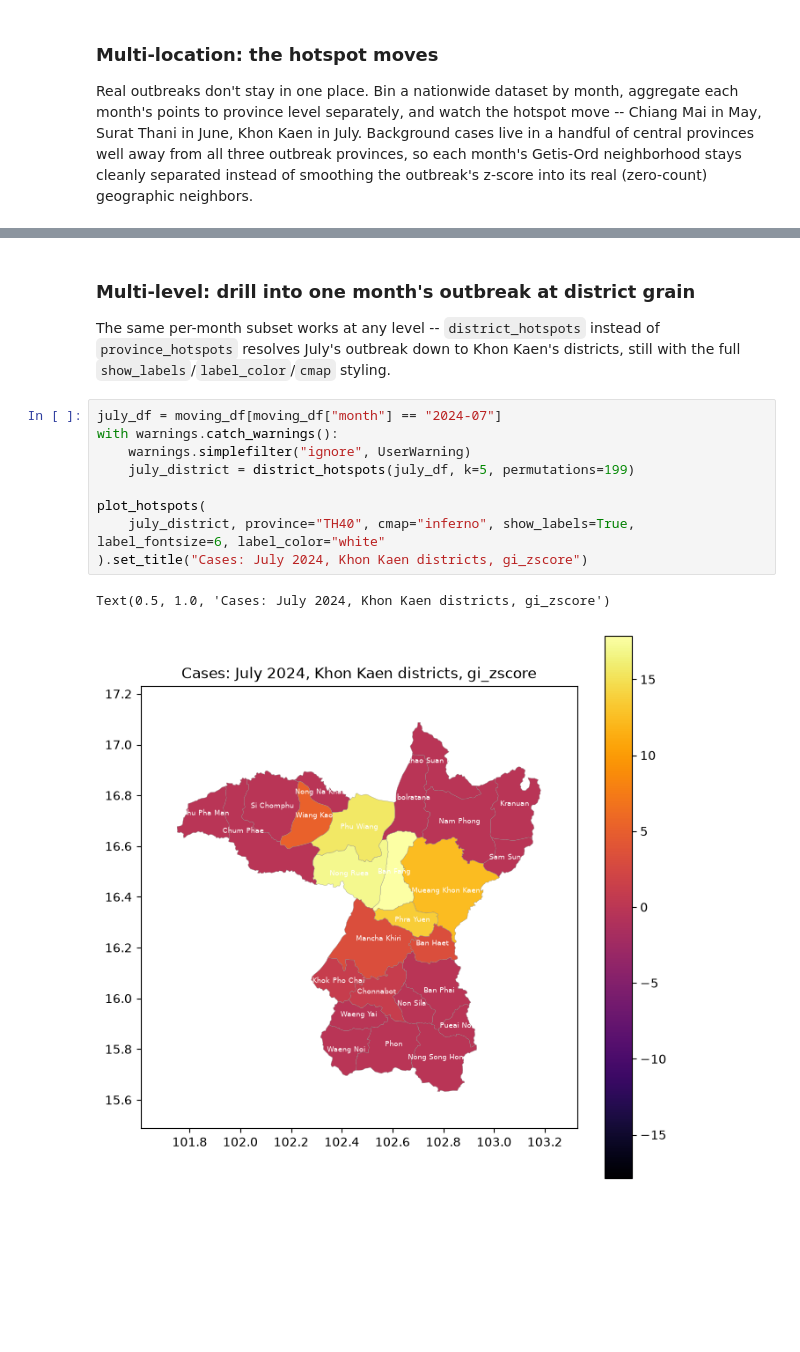
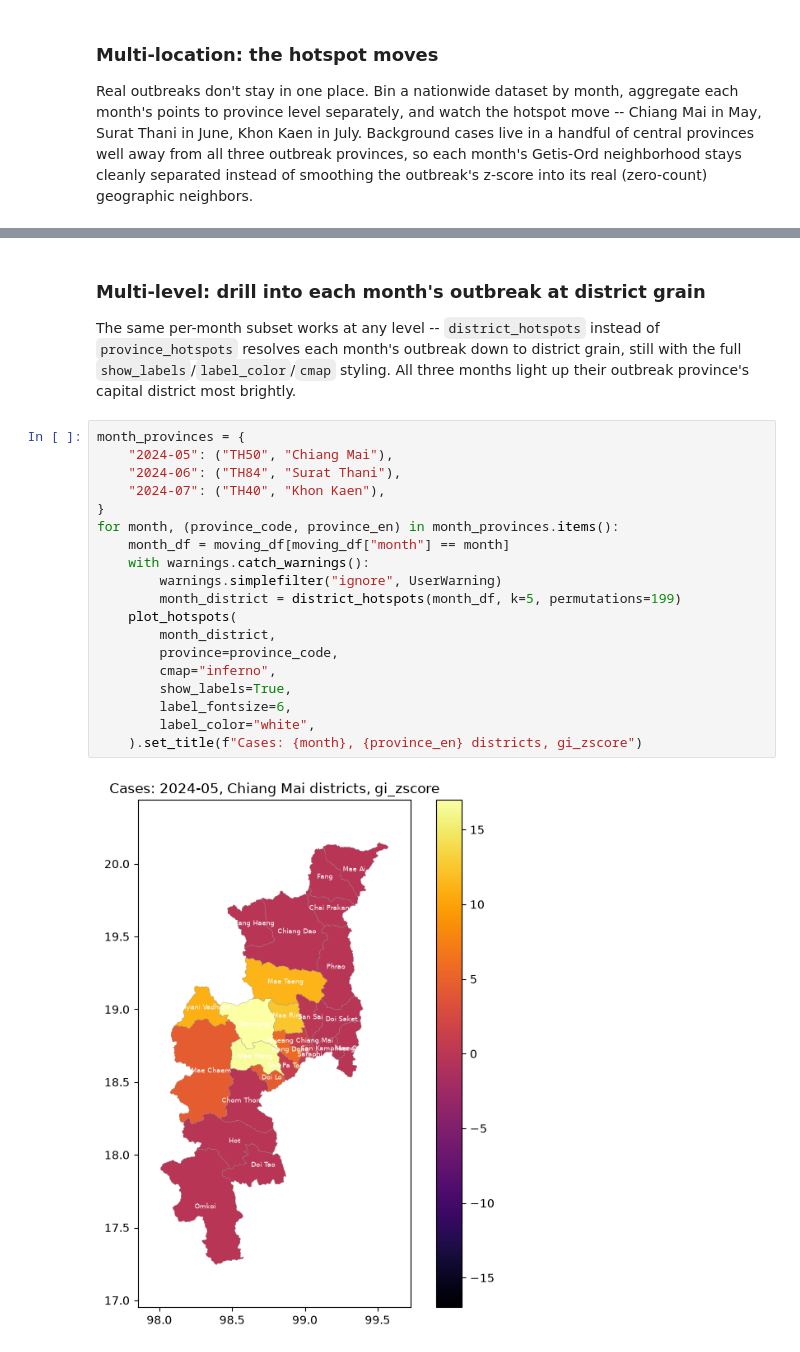
Before and after one commit to nongwarodom/spatialdetection, a Jupyter notebook: notebooks/quickstart.ipynb, the cells around one changed output, grey strips where cells are left out. Saved outputs shown, nothing was run; the diff lists cells and outputs as text; blank space fills up the shorter version.

```diff
--- a/notebooks/quickstart.ipynb
+++ b/notebooks/quickstart.ipynb
@@ -552,19 +552,29 @@ for month in sorted(moving_df["month"].unique()):
 2024-07: ['Chaiyaphum', 'Khon Kaen']
 # %% [markdown]
-### Multi-level: drill into one month's outbreak at district grain
+### Multi-level: drill into each month's outbreak at district grain
 
 The same per-month subset works at any level -- `district_hotspots` instead of
-`province_hotspots` resolves July's outbreak down to Khon Kaen's districts, still
-with the full `show_labels`/`label_color`/`cmap` styling.
+`province_hotspots` resolves each month's outbreak down to district grain, still
+with the full `show_labels`/`label_color`/`cmap` styling. All three months light up
+their outbreak province's capital district most brightly.
 # %%
-july_df = moving_df[moving_df["month"] == "2024-07"]
-with warnings.catch_warnings():
-    warnings.simplefilter("ignore", UserWarning)
-    july_district = district_hotspots(july_df, k=5, permutations=199)
-
-plot_hotspots(
-    july_district, province="TH40", cmap="inferno", show_labels=True, label_fontsize=6, label_color="white"
-).set_title("Cases: July 2024, Khon Kaen districts, gi_zscore")
+month_provinces = {
+    "2024-05": ("TH50", "Chiang Mai"),
+    "2024-06": ("TH84", "Surat Thani"),
+    "2024-07": ("TH40", "Khon Kaen"),
+}
+for month, (province_code, province_en) in month_provinces.items():
+    month_df = moving_df[moving_df["month"] == month]
+    with warnings.catch_warnings():
+        warnings.simplefilter("ignore", UserWarning)
+        month_district = district_hotspots(month_df, k=5, permutations=199)
+    plot_hotspots(
+        month_district,
+        province=province_code,
+        cmap="inferno",
+        show_labels=True,
+        label_fontsize=6,
+        label_color="white",
+    ).set_title(f"Cases: {month}, {province_en} districts, gi_zscore")
 # %% [output]
-Text(0.5, 1.0, 'Cases: July 2024, Khon Kaen districts, gi_zscore')
-[figure, old version]
+[figure, new version]
```
Also changed, not shown: parts of 6 cells of this notebook, 2 other files.
